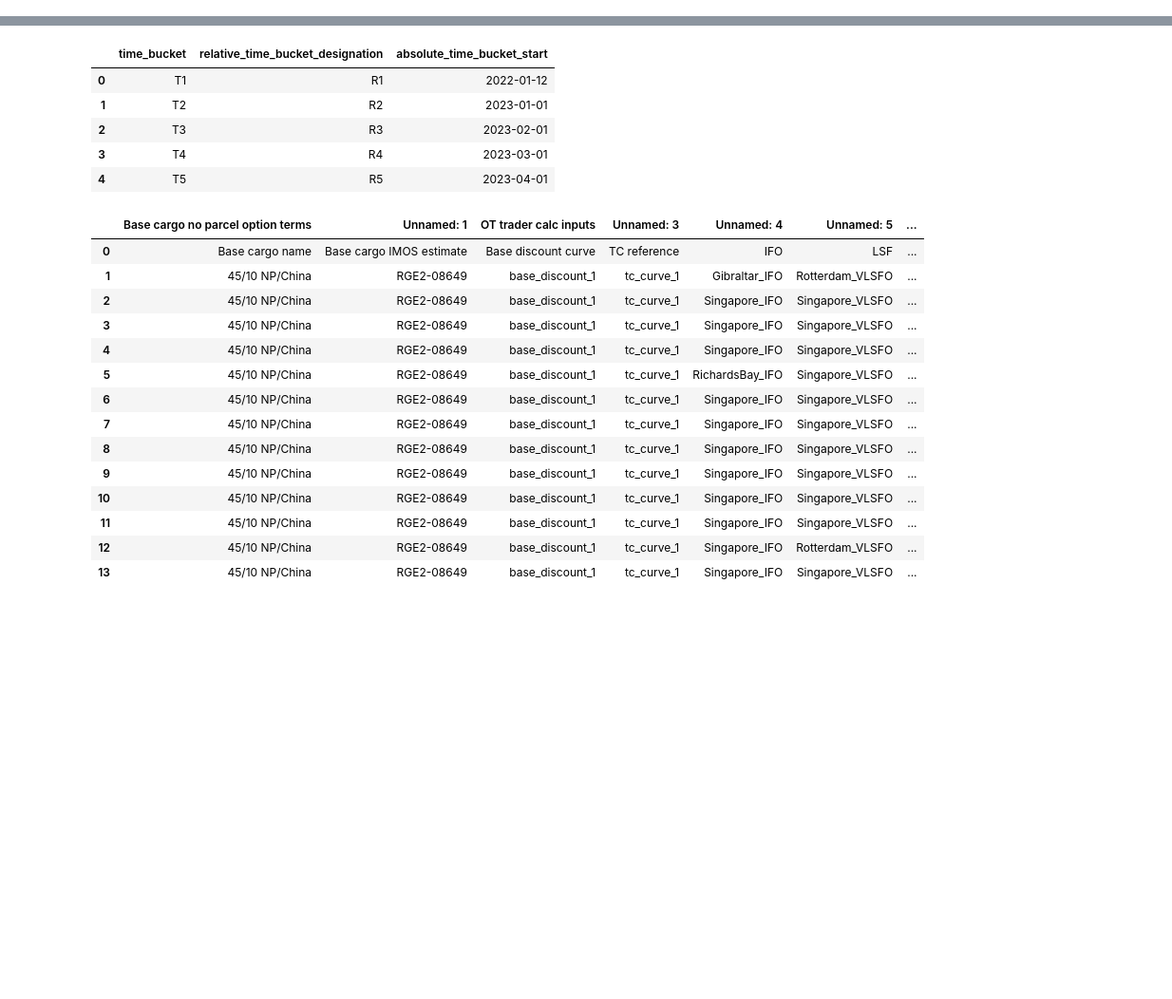
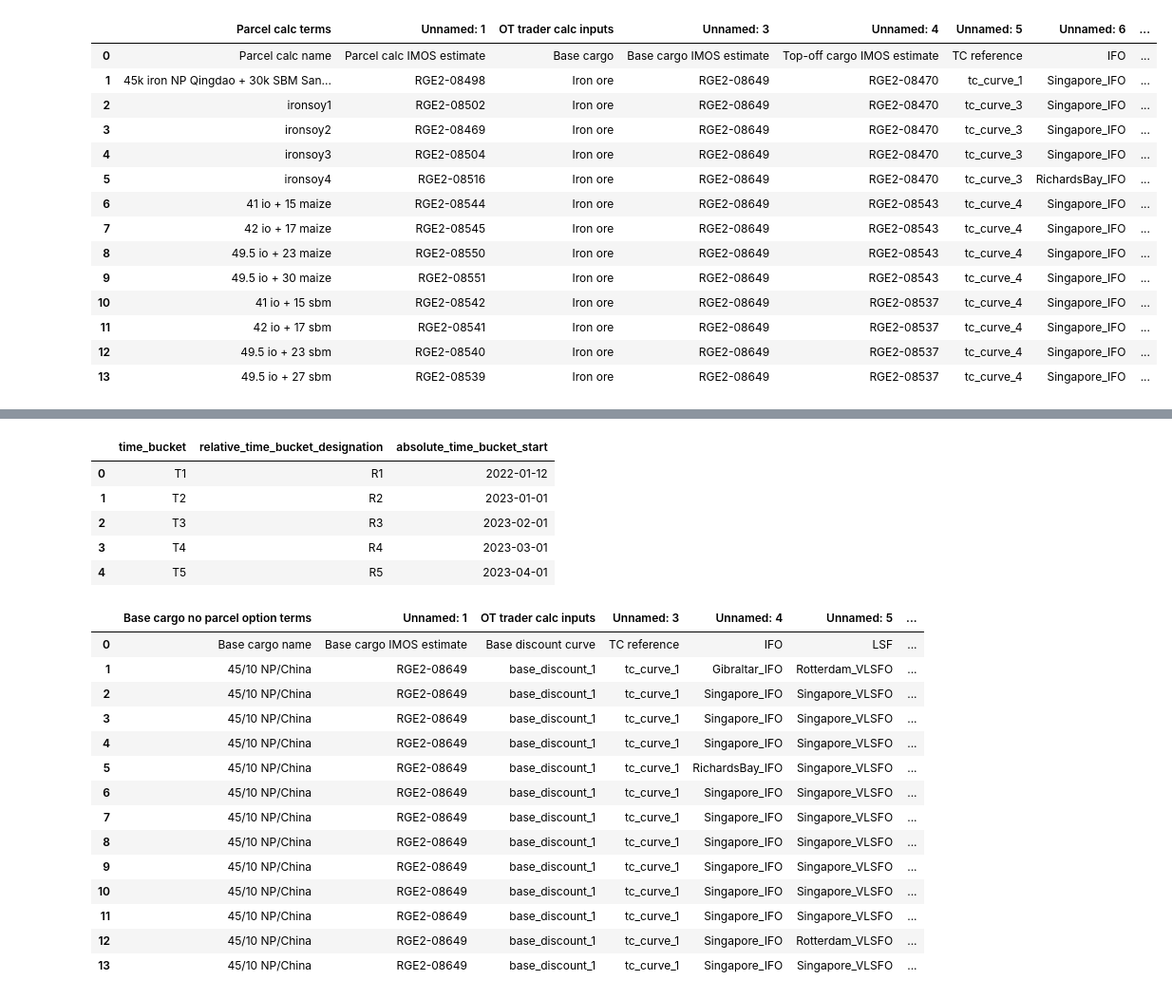
Before and after one commit to nalinjindalsamrtcube/data-quality, a Jupyter notebook: dqsample2.ipynb, the cells around one changed output, grey strips where cells are left out. Shown at 95% size. Saved outputs shown, nothing was run; the diff lists cells and outputs as text; code cells hidden in the pictures; blank space fills up the shorter version.

```diff
--- a/dqsample2.ipynb
+++ b/dqsample2.ipynb
@@ -15,0 +26,18 @@ fc_cur =pd.read_excel(file,sheet_name='fwprices')
+# %%
+parc_spec
+# %% [output]
+|  | Parcel calc terms | Unnamed: 1 | OT trader calc inputs | Unnamed: 3 | Unnamed: 4 | Unnamed: 5 | Unnamed: 6 | ... |
+| 0 | Parcel calc name | Parcel calc IMOS estimate | Base cargo | Base cargo IMOS estimate | Top-off cargo IMOS estimate | TC reference | IFO | ... |
+| 1 | 45k iron NP Qingdao + 30k SBM San... | RGE2-08498 | Iron ore | RGE2-08649 | RGE2-08470 | tc_curve_1 | Singapore_IFO | ... |
+| 2 | ironsoy1 | RGE2-08502 | Iron ore | RGE2-08649 | RGE2-08470 | tc_curve_3 | Singapore_IFO | ... |
+| 3 | ironsoy2 | RGE2-08469 | Iron ore | RGE2-08649 | RGE2-08470 | tc_curve_3 | Singapore_IFO | ... |
+| 4 | ironsoy3 | RGE2-08504 | Iron ore | RGE2-08649 | RGE2-08470 | tc_curve_3 | Singapore_IFO | ... |
+| 5 | ironsoy4 | RGE2-08516 | Iron ore | RGE2-08649 | RGE2-08470 | tc_curve_3 | RichardsBay_IFO | ... |
+| 6 | 41 io + 15 maize | RGE2-08544 | Iron ore | RGE2-08649 | RGE2-08543 | tc_curve_4 | Singapore_IFO | ... |
+| 7 | 42 io + 17 maize | RGE2-08545 | Iron ore | RGE2-08649 | RGE2-08543 | tc_curve_4 | Singapore_IFO | ... |
+| 8 | 49.5 io + 23 maize | RGE2-08550 | Iron ore | RGE2-08649 | RGE2-08543 | tc_curve_4 | Singapore_IFO | ... |
+| 9 | 49.5 io + 30 maize | RGE2-08551 | Iron ore | RGE2-08649 | RGE2-08543 | tc_curve_4 | Singapore_IFO | ... |
+| 10 | 41 io + 15 sbm | RGE2-08542 | Iron ore | RGE2-08649 | RGE2-08537 | tc_curve_4 | Singapore_IFO | ... |
+| 11 | 42 io + 17 sbm | RGE2-08541 | Iron ore | RGE2-08649 | RGE2-08537 | tc_curve_4 | Singapore_IFO | ... |
+| 12 | 49.5 io + 23 sbm | RGE2-08540 | Iron ore | RGE2-08649 | RGE2-08537 | tc_curve_4 | Singapore_IFO | ... |
+| 13 | 49.5 io + 27 sbm | RGE2-08539 | Iron ore | RGE2-08649 | RGE2-08537 | tc_curve_4 | Singapore_IFO | ... |
```
Also changed, not shown: parts of 5 cells of this notebook.
